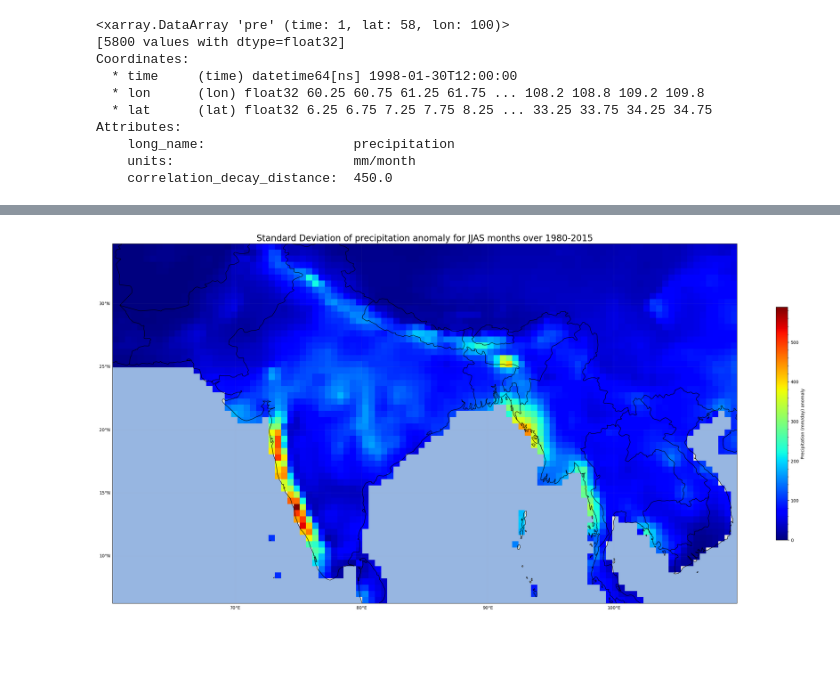
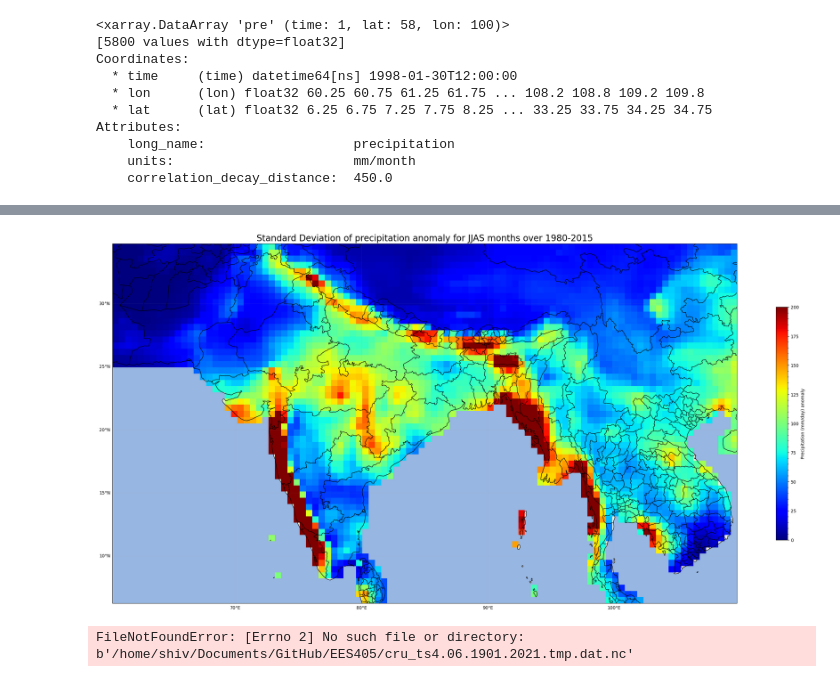
Before and after one commit to shiv3679/EES405, a Jupyter notebook: lab_session_03/session_3.ipynb, the cells around one changed output, grey strips where cells are left out. Saved outputs shown, nothing was run; the diff lists cells and outputs as text; code cells hidden in the pictures; blank space fills up the shorter version.

Commit message:
adding more plots and data

```diff
--- a/lab_session_03/session_3.ipynb
+++ b/lab_session_03/session_3.ipynb
@@ -97,2 +154,2 @@ Attributes:
 # %%
-std_data_mean = std_data.mean(dim='time')
+std_data_mean = std_data.squeeze()
@@ -113,8 +183,8 @@ std_data_mean = std_data.mean(dim='time')
 # t_min_mam = t_min_mam.tmn
 # t_max_mam = t_max_mam.tmx
 
-lon = std_data.lon
-lat = std_data.lat
+lon = std_data_mean.lon
+lat = std_data_mean.lat
 
 
 # t_min_mam_mean = t_min_mam.mean(dim='time')
@@ -127,33 +197,37 @@ lat = std_data.lat
 
 
 fig = plt.figure(figsize=(32,32))
 ax = fig.add_subplot(1,1,1,projection=ccrs.PlateCarree(central_longitude=0.0, globe=None))
 
-mp = ax.imshow(std_data_mean,extent=(lon.min(),lon.max(),lat.min(),lat.max()),cmap='jet',origin='lower')
+mp = ax.imshow(std_data_mean,extent=(lon.min(),lon.max(),lat.min(),lat.max()),cmap='jet',origin='lower', vmin=0 ,vmax=200)
 plt.title('Standard Deviation of precipitation anomaly for JJAS months over 1980-2015',fontsize=20)
 # plt.legend(['Temp'])
 
 states_provinces = cfeature.NaturalEarthFeature(
         category='cultural',
         name='admin_1_states_provinces_lines',
         scale='10m',
         facecolor='none')
 ax.add_feature(cfeature.BORDERS,edgecolor='black')
-# ax.add_feature(states_provinces, edgecolor='black')
+ax.add_feature(states_provinces, edgecolor='black')
 
 ax.add_feature(cfeature.LAND)
 ax.add_feature(cfeature.COASTLINE)
 ax.add_feature(cfeature.OCEAN)
 
 
 cbar = fig.colorbar(mp, shrink=0.3,label='Precipitation (mm/day) anomaly')
 cbar.minorticks_on()
 
 #adding the long lat grids and enabling the tick labels
 gl = ax.gridlines(draw_labels=True,alpha=0.1)
 gl.top_labels = False
 gl.right_labels = False
 
 # plt.savefig("/home/shiv/Documents/GitHub/EES405/plots/assignment_1/Diurnal temperature range 1981-2020 for MAM months",dpi=600)
 # %% [output]
-[figure, old version]
+[figure, new version]
+# %%
+data = xr.open_dataset('/home/shiv/Documents/GitHub/EES405/cru_ts4.06.1901.2021.tmp.dat.nc')
+# %% [output]
+FileNotFoundError: [Errno 2] No such file or directory: b'/home/shiv/Documents/GitHub/EES405/cru_ts4.06.1901.2021.tmp.dat.nc'
```
Also changed, not shown: parts of 58 cells of this notebook, 2 other files.
